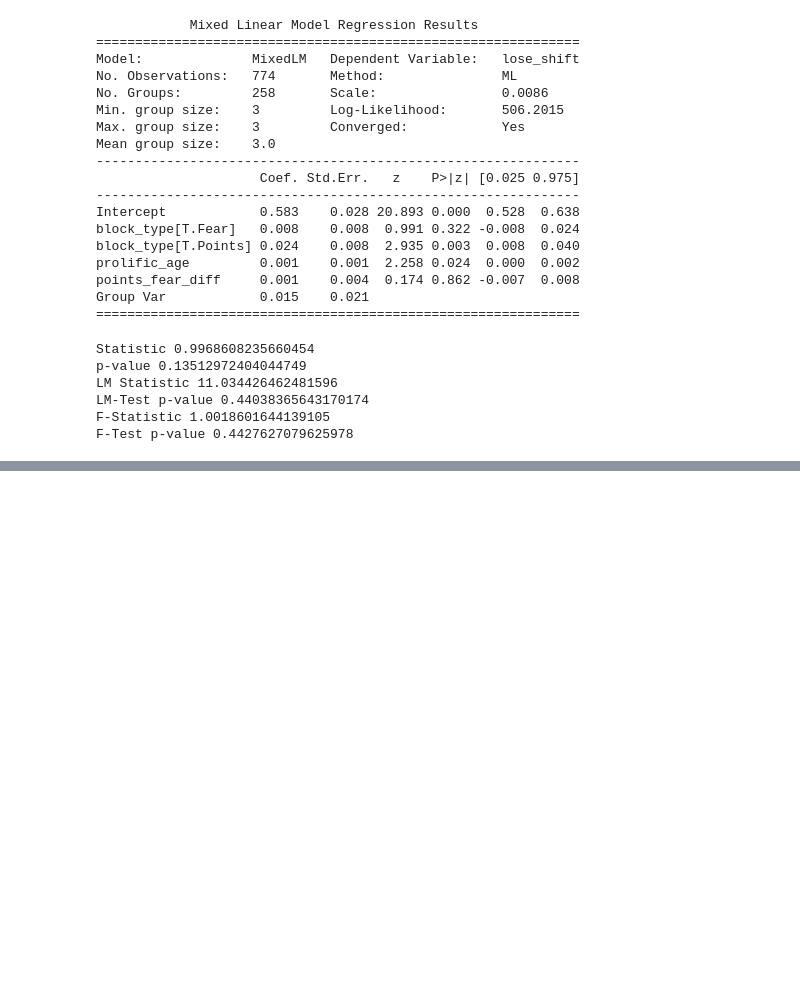
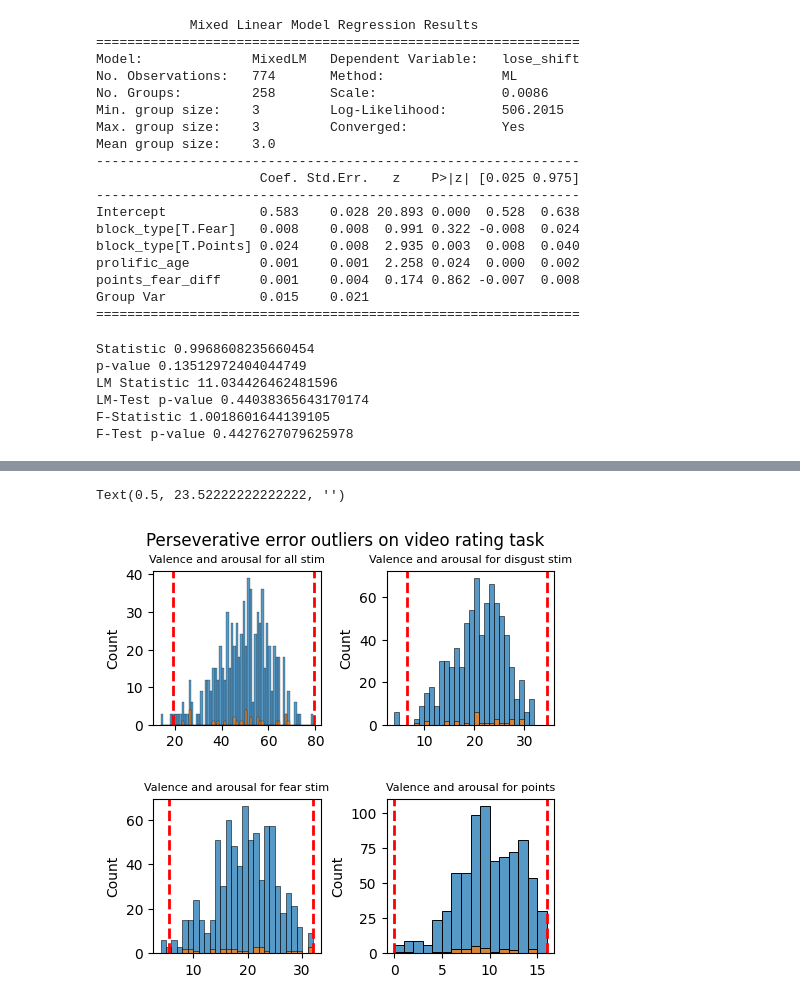
Before and after one commit to emilybagley/disgust_reversal_learning-stage2, a Jupyter notebook: model_agnostic_analyses/3_exploratory_analyses.ipynb, the cells around one changed output, grey strips where cells are left out. Saved outputs shown, nothing was run; the diff lists cells and outputs as text; code cells hidden in the pictures; blank space fills up the shorter version.

```diff
--- a/model_agnostic_analyses/3_exploratory_analyses.ipynb
+++ b/model_agnostic_analyses/3_exploratory_analyses.ipynb
@@ -476,0 +605,79 @@ F-Test p-value 0.4427627079625978
+# %%
+#plot how these outliers performed on the video rating task
+fig, axes = plt.subplots(2,2, sharey=False)
+fig.tight_layout(pad=3)
+fig.set_size_inches(5, 5)
+title="Perseverative error outliers on video rating task"
+plt.suptitle(title, fontsize=12)
+#plt.ylim(0,40)
+## this is because there are 37 outliers
+# #and we want to be able to see clearly where they lie in the distribution
+
+#all emotions
+Q1 = task_summary['all_emotion_score'].quantile(0.25)
+Q3 = task_summary['all_emotion_score'].quantile(0.75)
+IQR = Q3 - Q1
+lower_bound = Q1- 1.5 *  IQR
+upper_bound = Q3 + 1.5 *  IQR
+bin_width=1
+bins=np.arange(min(task_summary.all_emotion_score), max(task_summary.all_emotion_score) + bin_width, bin_width)
+sns.histplot(data=task_summary, x="all_emotion_score", bins=bins, ax=axes[0,0])
+sns.histplot(data=outliers, x="all_emotion_score", bins=bins, ax=axes[0,0])
+axes[0,0].axvline(lower_bound, color='red', linestyle='dashed', linewidth=2, label='Lower Bound')
+axes[0,0].axvline(upper_bound, color='red', linestyle='dashed', linewidth=2, label='Upper Bound')
+axes[0,0].set_title('Valence and arousal for all stim', fontsize=8)
+axes[0,0].set_xlabel('')
+#disgust
+Q1 = task_summary['disgust_score'].quantile(0.25)
+Q3 = task_summary['disgust_score'].quantile(0.75)
+IQR = Q3 - Q1
+lower_bound = Q1- 1.5 *  IQR
+upper_bound = Q3 + 1.5 *  IQR
+if lower_bound < min(task_summary.disgust_score):
+    lower_bound = min(task_summary.disgust_score)
+bin_width=1
+bins=np.arange(min(task_summary.disgust_score), max(task_summary.disgust_score) + bin_width, bin_width)
+sns.histplot(data=task_summary, x="disgust_score", bins=bins, ax=axes[0,1])
+sns.histplot(data=outliers, x="disgust_score", bins=bins, ax=axes[0,1])
+axes[0,1].axvline(lower_bound, color='red', linestyle='dashed', linewidth=2, label='Lower Bound')
+axes[0,1].axvline(upper_bound, color='red', linestyle='dashed', linewidth=2, label='Upper Bound')
+axes[0,1].set_title('Valence and arousal for disgust stim', fontsize=8)
+axes[0,1].set_xlabel('')
+
+#fear
+Q1 = task_summary['fear_score'].quantile(0.25)
+Q3 = task_summary['fear_score'].quantile(0.75)
+IQR = Q3 - Q1
+lower_bound = Q1- 1.5 *  IQR
+upper_bound = Q3 + 1.5 *  IQR
+if upper_bound > max(task_summary.fear_score):
+    upper_bound = max(task_summary.fear_score)
+bin_width=1
+bins=np.arange(min(task_summary.fear_score), max(task_summary.fear_score) + bin_width, bin_width)
+sns.histplot(data=task_summary, x="fear_score", bins=bins, ax=axes[1,0])
+sns.histplot(data=outliers, x="fear_score", bins=bins, ax=axes[1,0])
+axes[1,0].axvline(lower_bound, color='red', linestyle='dashed', linewidth=2, label='Lower Bound')
+axes[1,0].axvline(upper_bound, color='red', linestyle='dashed', linewidth=2, label='Upper Bound')
+axes[1,0].set_title('Valence and arousal for fear stim', fontsize=8)
+axes[1,0].set_xlabel('')
+#points
+Q1 = task_summary['points_score'].quantile(0.25)
+Q3 = task_summary['points_score'].quantile(0.75)
+IQR = Q3 - Q1
+lower_bound = Q1- 1.5 *  IQR
+upper_bound = Q3 + 1.5 *  IQR
+if upper_bound > max(task_summary.points_score):
+    upper_bound = max(task_summary.points_score)
+if lower_bound < min(task_summary.points_score):
+    lower_bound = min(task_summary.points_score)
+bin_width=1
+bins=np.arange(min(task_summary.points_score), max(task_summary.points_score) + bin_width, bin_width)
+sns.histplot(data=task_summary, x="points_score", bins=bins, ax=axes[1,1])
+sns.histplot(data=outliers, x="points_score", bins=bins, ax=axes[1,1])
+axes[1,1].axvline(lower_bound, color='red', linestyle='dashed', linewidth=2, label='Lower Bound')
+axes[1,1].axvline(upper_bound, color='red', linestyle='dashed', linewidth=2, label='Upper Bound')
+axes[1,1].set_title('Valence and arousal for points', fontsize=8)
+axes[1,1].set_xlabel('')
+# %% [output]
+Text(0.5, 23.52222222222222, '')
+[figure, added]
```
Also changed, not shown: parts of 50 cells of this notebook, 9 other files.
